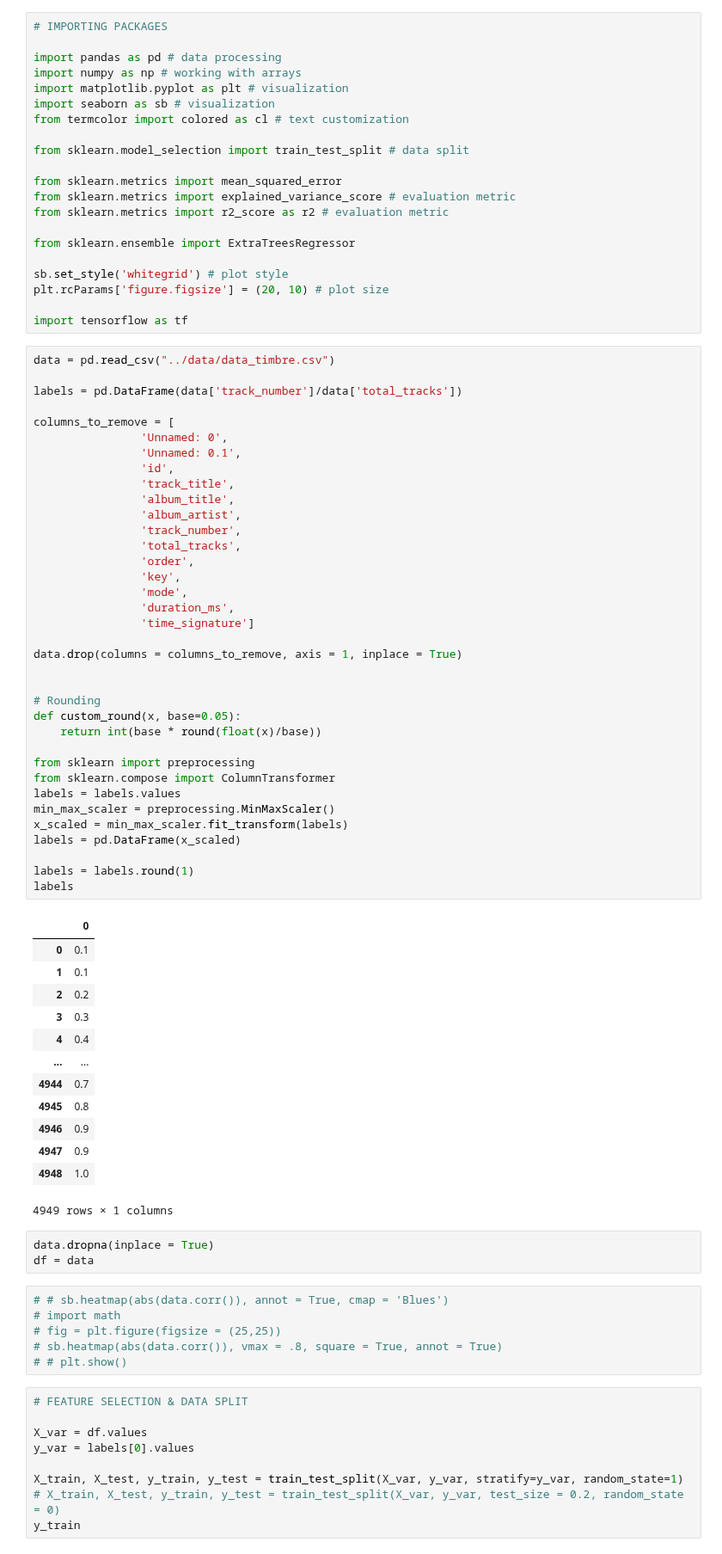
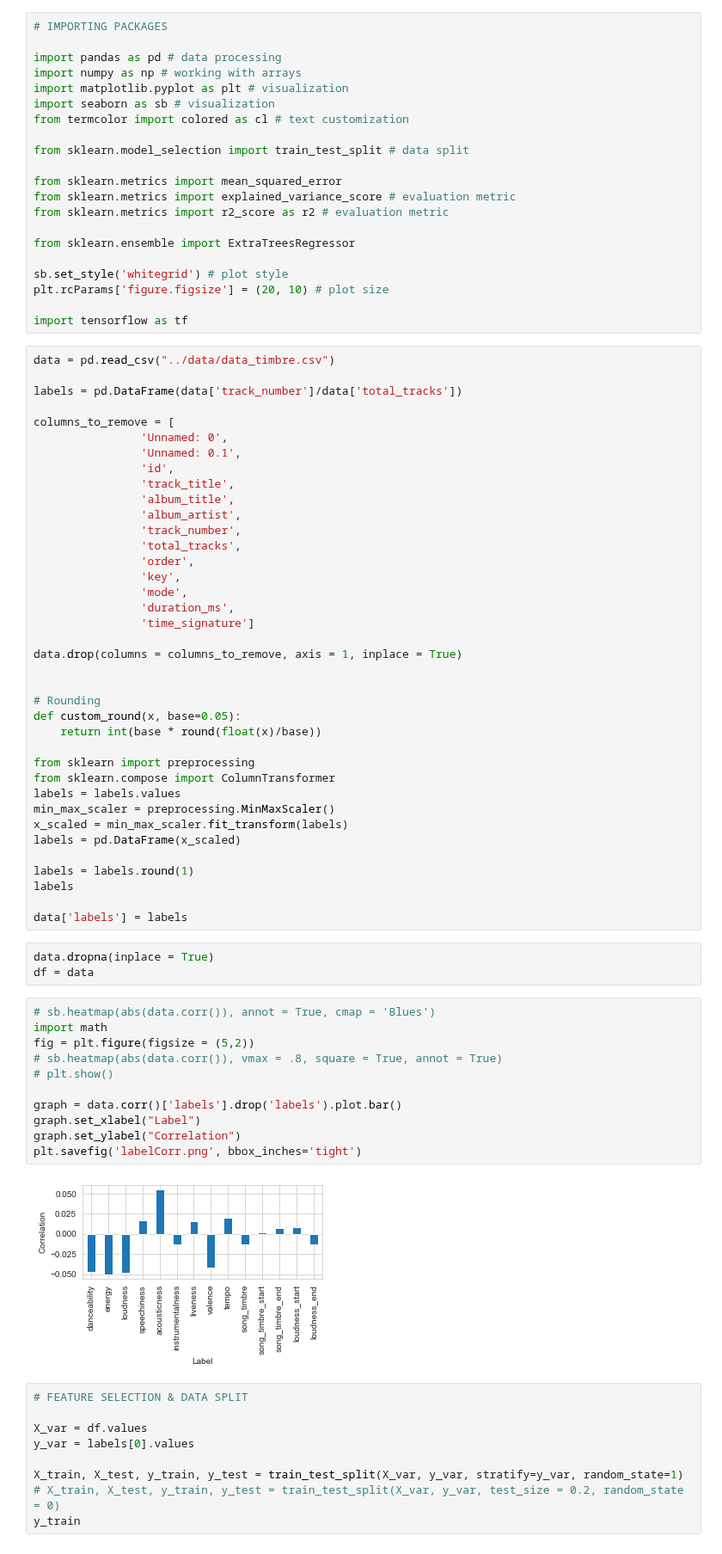
Before and after one commit to crispianm/SpotifySmartSort, a Jupyter notebook: regression/regression.ipynb, the cells around one changed output. Shown at 86% size. Cells and saved outputs as stored; diff of their text form.

Commit message:
model label correlation

```diff
--- a/regression/regression.ipynb
+++ b/regression/regression.ipynb
@@ -55,29 +55,24 @@ labels = pd.DataFrame(x_scaled)
 
 labels = labels.round(1)
 labels
+
+data['labels'] = labels
-# %% [output]
-|  | 0 |
-| 0 | 0.1 |
-| 1 | 0.1 |
-| 2 | 0.2 |
-| 3 | 0.3 |
-| 4 | 0.4 |
-| ... | ... |
-| 4944 | 0.7 |
-| 4945 | 0.8 |
-| 4946 | 0.9 |
-| 4947 | 0.9 |
-| 4948 | 1.0 |
-4949 rows × 1 columns
 # %%
 data.dropna(inplace = True)
 df = data
 # %%
-# # sb.heatmap(abs(data.corr()), annot = True, cmap = 'Blues')
-# import math
-# fig = plt.figure(figsize = (25,25))
+# sb.heatmap(abs(data.corr()), annot = True, cmap = 'Blues')
+import math
+fig = plt.figure(figsize = (5,2))
 # sb.heatmap(abs(data.corr()), vmax = .8, square = True, annot = True)
-# # plt.show()
+# plt.show()
+
+graph = data.corr()['labels'].drop('labels').plot.bar()
+graph.set_xlabel("Label")
+graph.set_ylabel("Correlation")
+plt.savefig('labelCorr.png', bbox_inches='tight')
+# %% [output]
+[figure, added]
 # %%
 # FEATURE SELECTION & DATA SPLIT
 
```
Also changed, not shown: parts of 5 cells of this notebook, 1 other file.
